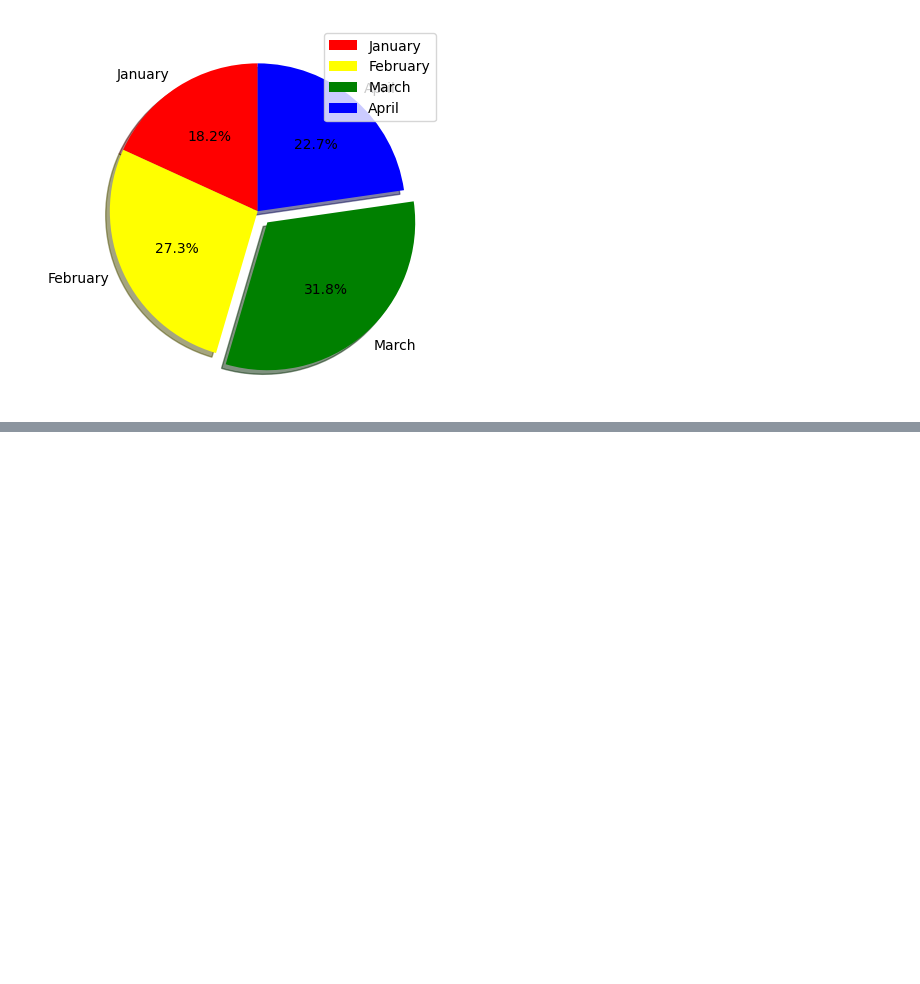
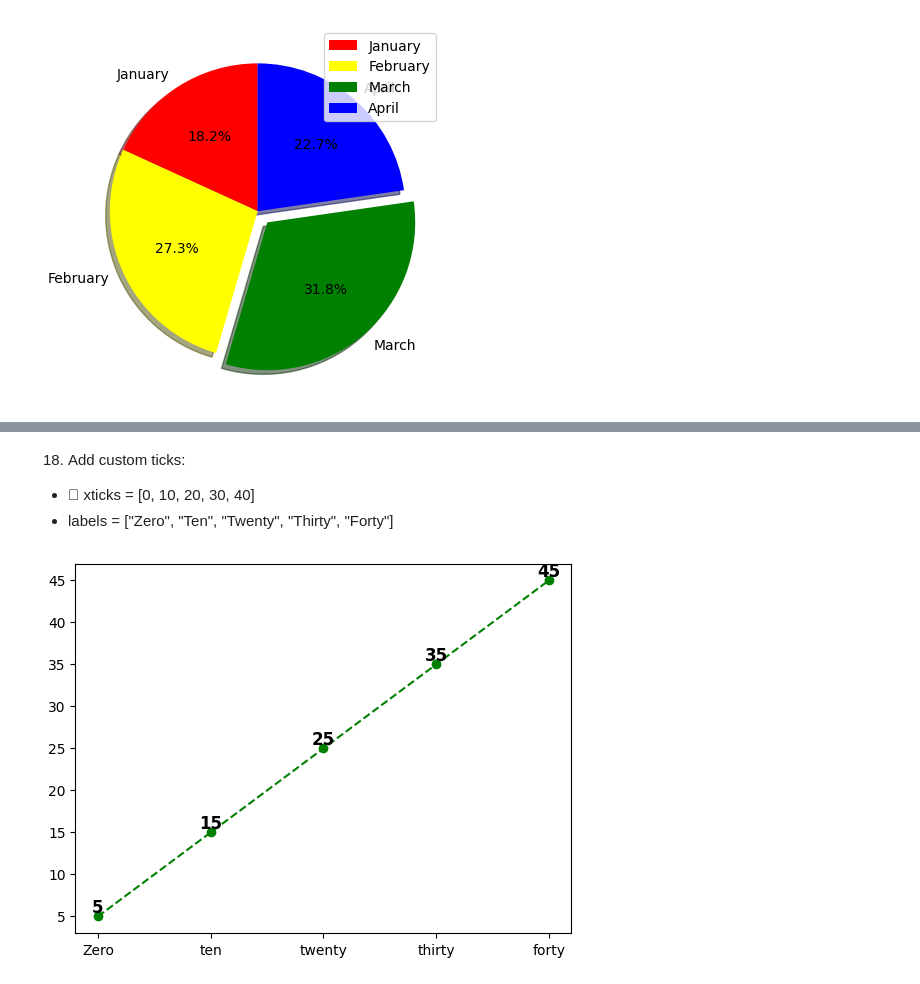
Before and after one commit to sagarnbeedi-analytics/data-analytics-portfolio, a Jupyter notebook: PYTHON/practicing_python_libraries/python_files/matplotlib.ipynb, the cells around one changed output, grey strips where cells are left out. Drawn from its saved outputs; the diff is of its cells as text; code cells hidden in the pictures; blank space fills up the shorter version.

```diff
--- a/PYTHON/practicing_python_libraries/python_files/matplotlib.ipynb
+++ b/PYTHON/practicing_python_libraries/python_files/matplotlib.ipynb
@@ -420,0 +437,21 @@ plt.legend()
+# %% [markdown]
+18. Add custom ticks:
+-  xticks = [0, 10, 20, 30, 40]
+- labels = ["Zero", "Ten", "Twenty", "Thirty", "Forty"]
+# %%
+x=[0,10,20,30,40]
+y=[5,15,25,35,45]
+plt.plot([0,10,20,30,40],
+          [5,15,25,35,45],
+          marker="o",
+          color="green",
+          linestyle="dashed")
+plt.xticks([0,10,20,30,40],
+           labels=["Zero","ten","twenty","thirty","forty"])
+for x1,y1 in zip(x,y):
+    value=y1
+    plt.text(
+        x1,y1,value,ha="center",va="bottom",fontsize=12,color="black",fontweight="bold"
+    )
+# %% [output]
+[figure, added]
```
Also changed, not shown: parts of 3 cells of this notebook.
